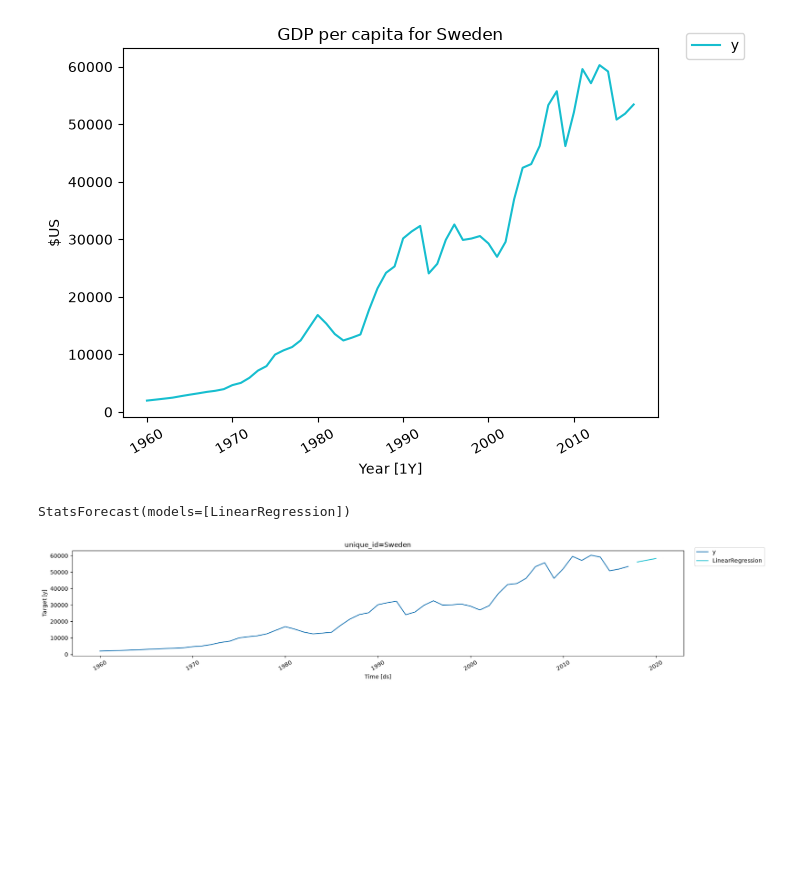
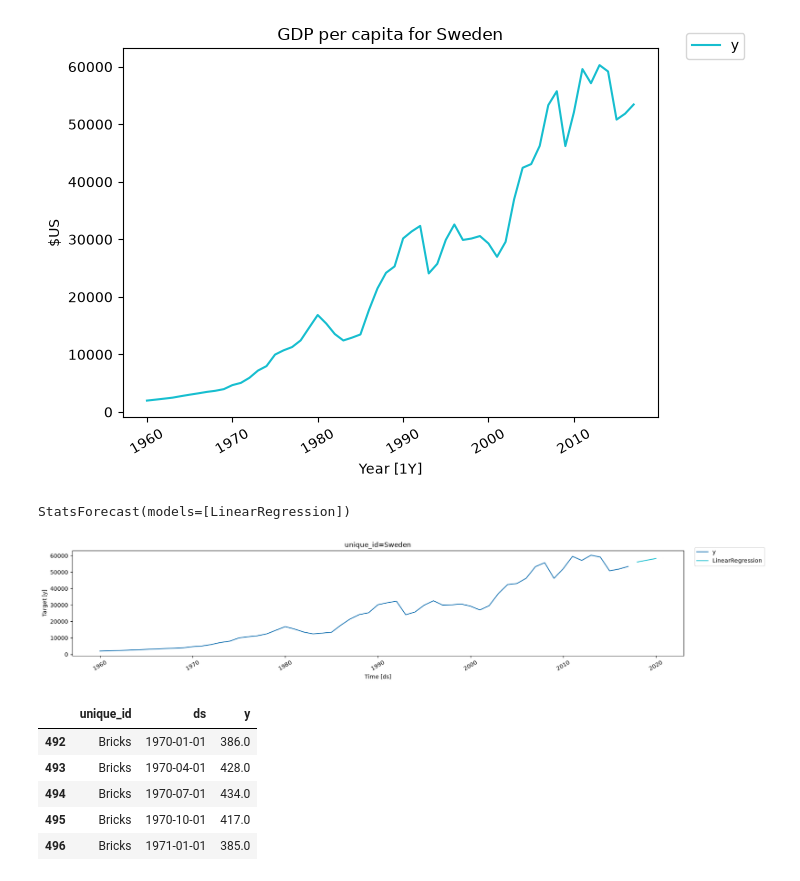
Before and after one commit to DinithBJayalath/ms-time-series, a Jupyter notebook: fpp-book/forecasting.ipynb, the cells around one changed output. Drawn from its saved outputs; the diff is of its cells as text; code cells hidden in the pictures; blank space fills up the shorter version.

```diff
--- a/fpp-book/forecasting.ipynb
+++ b/fpp-book/forecasting.ipynb
@@ -90,0 +99,9 @@ plot_series(sweden_df, predictions, ids=["Sweden"])
+# %%
+bricks_df.head()
+# %% [output]
+|  | unique_id | ds | y |
+| 492 | Bricks | 1970-01-01 | 386.0 |
+| 493 | Bricks | 1970-04-01 | 428.0 |
+| 494 | Bricks | 1970-07-01 | 434.0 |
+| 495 | Bricks | 1970-10-01 | 417.0 |
+| 496 | Bricks | 1971-01-01 | 385.0 |
```
Also changed, not shown: parts of 2 cells of this notebook.
